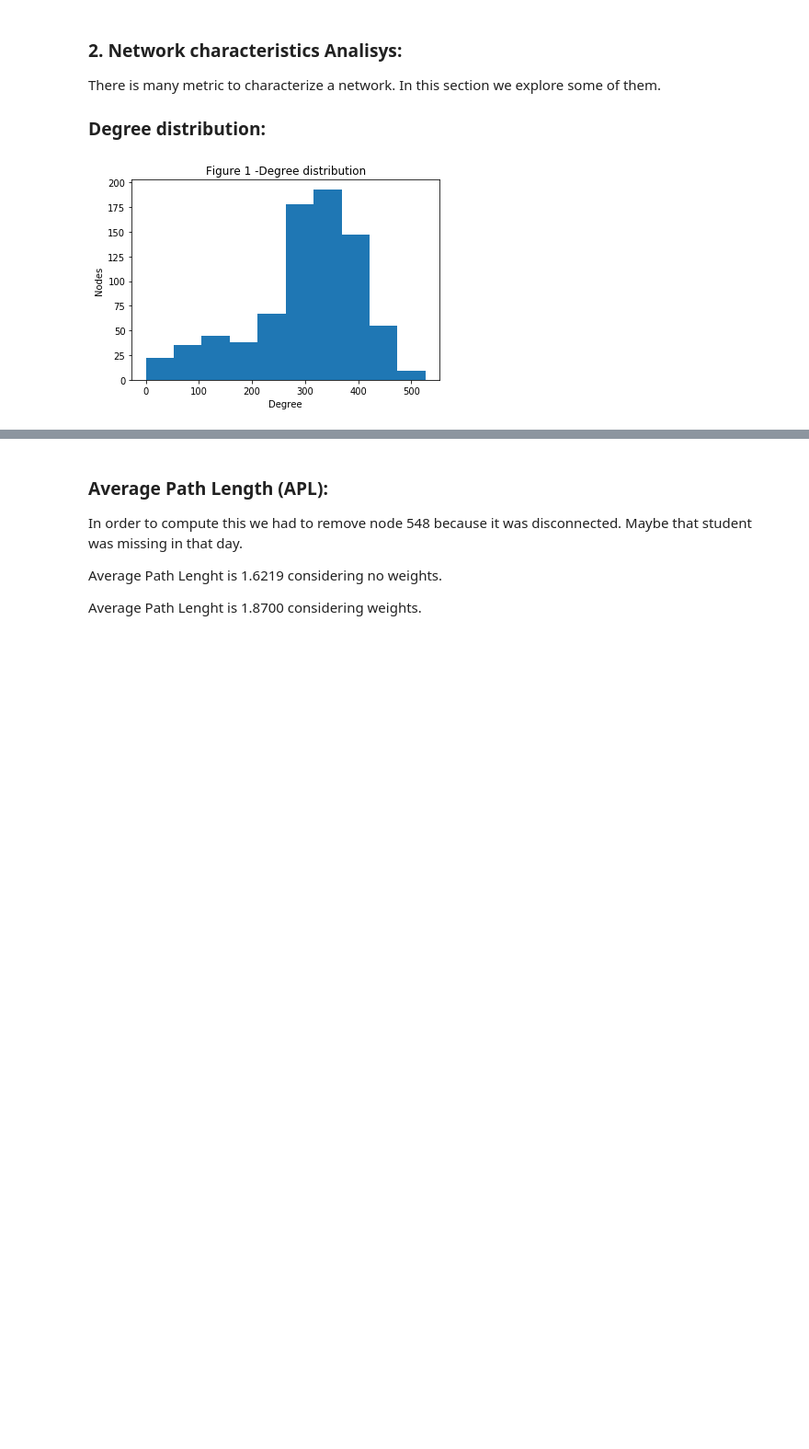
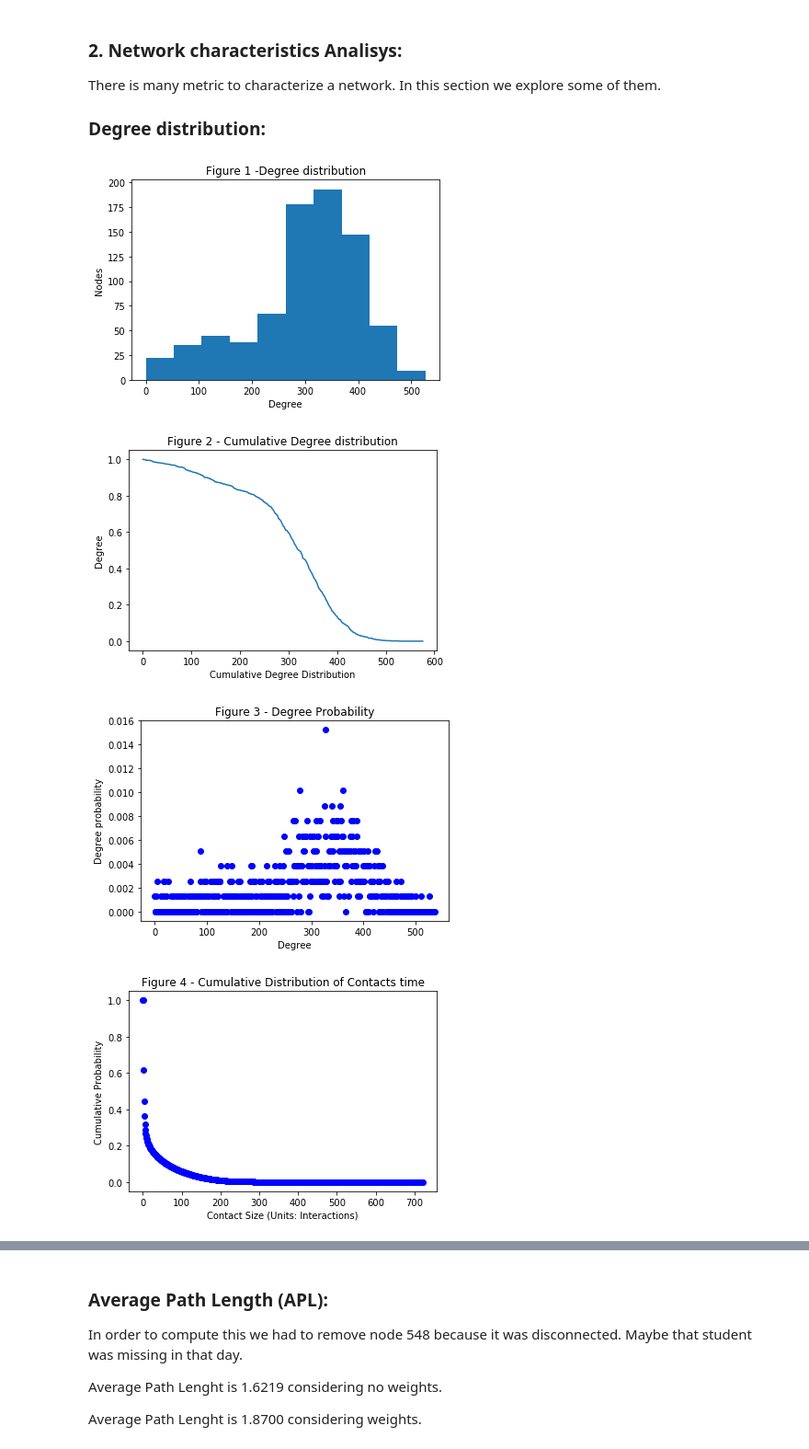
Before and after one commit to RicardoRei/Complex-Networks-17-18, a Jupyter notebook: proj.ipynb, the cells around one changed output, grey strips where cells are left out. Shown at 92% size. Cells and saved outputs as stored; diff of their text form; code cells hidden in the pictures; blank space fills up the shorter version.

Commit message:
interaction size graph (powerlaw)

```diff
--- a/proj.ipynb
+++ b/proj.ipynb
@@ -146,7 +146,6 @@ def plotDegreeHistogram(network):
     plt.title("Figure 1 -Degree distribution")
     plt.show()
 
-plotDegreeHistogram(network=network)
 
 """
     This Function receives the network graph and plots the cumulative degree distribution.
@@ -154,7 +153,8 @@ plotDegreeHistogram(network=network)
 """
 def plotCumulativeDist(network):
     degree = nx.degree(network)
-    max_degree = max(degree.values())
+    values = map(lambda x: x[1], degree)
+    max_degree = max(values)
 
     cum_Pk = [0]*(max_degree+50) # + 50 so we can see the limit going to zero.
     k_values = [0]*(max_degree+50)
@@ -165,36 +165,90 @@ def plotCumulativeDist(network):
     plt.xlabel("Cumulative Degree Distribution")
     plt.ylabel("Degree")
     plt.title("Figure 2 - Cumulative Degree distribution")
     plt.plot(k_values, cum_Pk)
     plt.show()
 
 
-plotCumulativeDist(network)
-
-
 """
     This Function receives the network graph and plots the degree probability Pk.
     The degree probability Pk represents the probability of a node has a degree  equal to k.
 """
 def plotDegreeProbability(network):
     degree = nx.degree(network)
-    max_degree = max(degree.values())
+    values = map(lambda x: x[1], degree)
+    max_degree = max(values)
 
     Pk = [0]*(max_degree+10) # + 10 so we can see the limit going to zero.
     k_values = [0]*(max_degree+10)
     for k in range(0, max_degree+10):
         k_values[k] = k
         Pk[k] = len([i for i in list(map(lambda x: x[1], degree)) if i == k]) / len(network.nodes())
 
     plt.xlabel("Degree")
     plt.ylabel("Degree probability")
     plt.title("Figure 3 - Degree Probability")
     plt.plot(k_values, Pk, 'bo')
     plt.show()
 
-plotDegreeProbability(network) #NOT WHATS IS EXPECTED.... Power Law?
+"""
+    This Function receives the network graph and plots Cumulative Distribution of Contacts time.
+    The Contact Size probability Pk represents the probability of an individual has a contact of size k.
+"""
+def plotSizeOfContactsCumDist(network):
+    weights = []
+    for (u,v,w) in network.edges(data='weight'):
+        weights.append(w)
+
+    max_size = max(weights)
+    cum_Pk = [0]*(max_size+50) # + 50 so we can see the limit going to zero.
+    k_values = [0]*(max_size+50)
+    for k in range(0, max_size+50):
+        k_values[k] = k
+        cum_Pk[k] = len([i for i in weights if i >= k]) / len(weights)
+
+    plt.xlabel("Contact Size (Units: Interactions)")
+    plt.ylabel("Cumulative Probability")
+    plt.title("Figure 4 - Cumulative Distribution of Contacts time")
+    plt.plot(k_values, cum_Pk, 'bo')
+    plt.show()
+
+def plotSizeOfContactsLogScale(network):
+    weights = []
+    for (u,v,w) in network.edges(data='weight'):
+        weights.append(w)
+
+    max_size = max(weights)
+    Pk = [0]*(max_size+10) # + 10 so we can see the limit going to zero.
+    k_values = [0]*(max_size+10)
+    for k in range(0, max_size+10):
+        k_values[k] = k
+        Pk[k] = len([i for i in weights if i == k]) / len(weights)
+
+    plt.yscale('log')
+    plt.xscale('log')
+    plt.xlabel("Contact Size (Units: Interactions)")
+    plt.ylabel("Probability")
+    plt.title("Figure 5 - Degree Probability")
+    plt.plot(k_values, Pk, 'bo')
+    plt.show()
+
+plotDegreeHistogram(network=network) # figure 1
+plotCumulativeDist(network=network) # figure 2
+plotDegreeProbability(network=network) #NOT WHATS IS EXPECTED.... Power Law? # figure 3
+plotSizeOfContactsCumDist(network=network) # figure 4
+plotSizeOfContactsLogScale(network=network) # figure 5
+
 degree = nx.degree(network)
-average_degree = sum(degree.values())/len(degree.values())
+degree_values = list(map(lambda x: x[1], degree))
+average_degree = sum(degree_values)/len(degree_values)
 print (average_degree)
+
+degree = nx.degree(network, weight="weight")
+degree_values = list(map(lambda x: x[1], degree))
+average_weighted_degree = sum(degree_values)/len(degree_values)
+print (average_weighted_degree )
 # %% [output]
 [figure]
+[figure, added]
+[figure, added]
+[figure, added]
```
Also changed, not shown: parts of 3 cells of this notebook.
